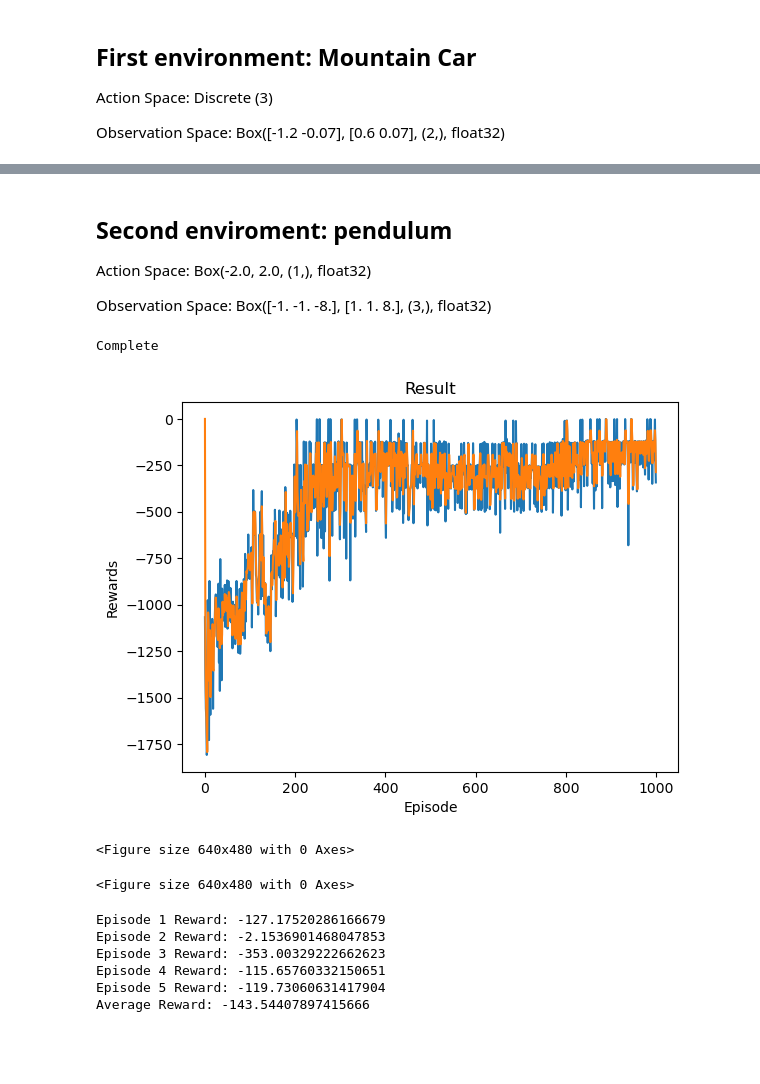
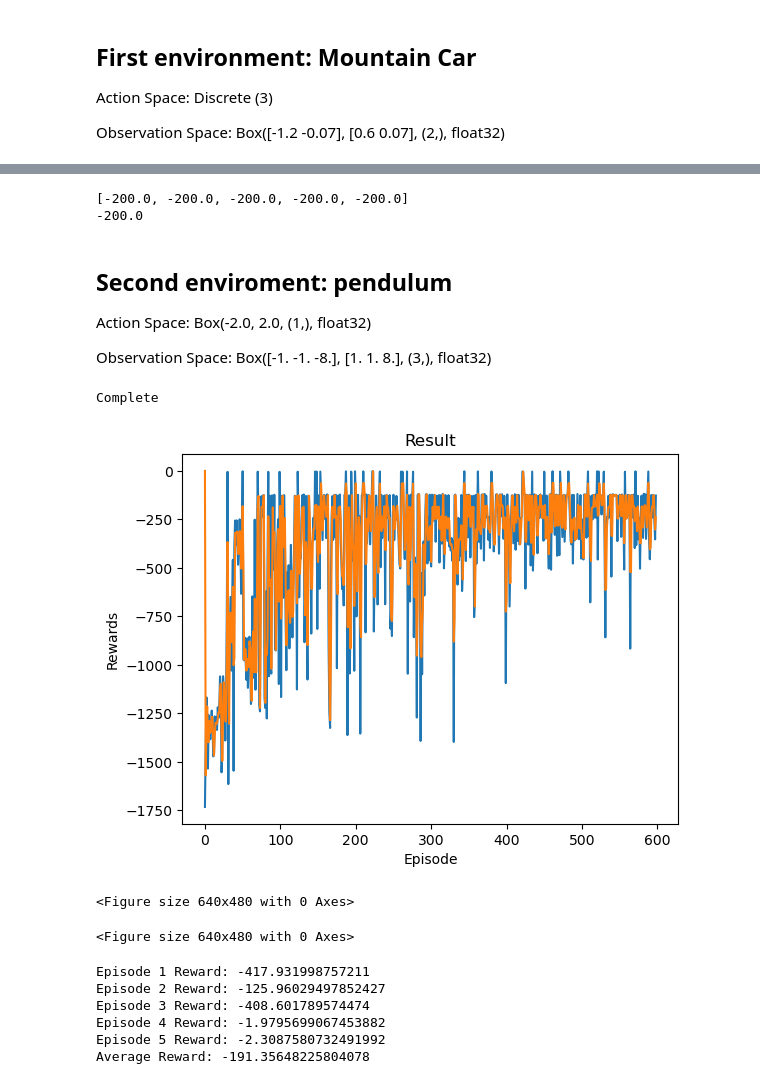
Before and after one commit to AndyPiantoni/ReinforceUs, a Jupyter notebook: DQN_cleaned.ipynb, the cells around one changed output, grey strips where cells are left out. Cells and saved outputs as stored; diff of their text form; code cells hidden in the pictures; blank space fills up the shorter version.

```diff
--- a/DQN_cleaned.ipynb
+++ b/DQN_cleaned.ipynb
@@ -342,6 +396,10 @@ rewards_list = []
 eps_decay = 50000 # Mountain-car needs alot of exploration as only the target state gives a different reward
 eps_start = 0.9 # Epsilon Greedy with decay rate based on steps taken for exploration
 eps_end = 0.05
+
+num_episodes = 600 # number of training iterations
+eval_freq = 50 # run evaluation of policy at each eval_freq trials
+eval_episodes = 20 # number of episodes to run evaluation
 
 # Get the number of state observations
 state, info = env.reset()
@@ -355,13 +413,13 @@ target_net.load_state_dict(policy_net.state_dict())
 optimizer = optim.AdamW(policy_net.parameters(), lr=LR, amsgrad=True)
 memory = ReplayMemory(CAPACITY)
 
-if torch.cuda.is_available(): # If GPU is available
-    num_episodes = 600
-else:
-    num_episodes = 1000
+# if torch.cuda.is_available(): # If GPU is available
+#     num_episodes = 600
+# else:
+#     num_episodes = 1000
 
 # call the train_function, move everything below into callable functions
 
-train_model(env, num_episodes, policy_net, target_net, memory, optimizer, env.action_space, device, cts=False)
+train_model(env, num_episodes, policy_net, target_net, memory, optimizer, env.action_space, device, eval_freq, eval_episodes, cts=False)
 torch.save(policy_net.state_dict(), f"DQN_target_net_Mountaincar.pt") # look at what to save in the end
 # %% [output]
@@ -398,6 +456,28 @@ for t in count():
         break
     state = torch.tensor(observation, dtype=torch.float32, device=device).unsqueeze(0)
 env.close()
+# %%
+env = gym.make("MountainCar-v0")
+all_reward = []
+for i in range(5):
+    # run trained model and print average reward over the 5 episodes
+    state, info = env.reset()
+    state = torch.tensor(state, dtype=torch.float32, device=device).unsqueeze(0)
+    total_reward = 0
+    for t in count():
+        action = select_action(env, target_net, state, env.action_space, cts=False, explore=False)
+        observation, reward, terminated, truncated, _ = env.step(action.item())
+        total_reward += reward
+        if terminated or truncated:
+            break
+        state = torch.tensor(observation, dtype=torch.float32, device=device).unsqueeze(0)
+    all_reward.append(total_reward)
+env.close()
+print(all_reward)
+print(sum(all_reward)/len(all_reward))
+# %% [output]
+[-200.0, -200.0, -200.0, -200.0, -200.0]
+-200.0
 # %% [markdown]
 Second enviroment: pendulum
 --
@@ -408,39 +488,43 @@ Observation Space: Box([-1. -1. -8.], [1. 1. 8.], (3,), float32)
 # %%
 env = gym.make("Pendulum-v1")
 steps_done = 0
 episode_durations = []
 rewards_list = []
 
-eps_decay = 50000 # Pendulum needs less exploration
+eps_decay = 1000 # Pendulum needs less exploration
+
+num_episodes = 600 # number of training iterations
+eval_freq = 50 # run evaluation of policy at each eval_freq trials
+eval_episodes = 20 # number of episodes to run evaluation
 
 # Discretized Action Space
 action_range = (env.action_space.low[0], env.action_space.high[0])
-n_actions = 10
+n_actions = 51
 actions = np.linspace(action_range[0], action_range[1], n_actions)
 
 # Get the number of state observations
 state, info = env.reset()
 n_observations = len(state)
 
 policy_net = DQN(n_observations, n_actions).to(device)
 target_net = DQN(n_observations, n_actions).to(device)
 target_net.load_state_dict(policy_net.state_dict())
 
 optimizer = optim.AdamW(policy_net.parameters(), lr=LR, amsgrad=True)
 memory = ReplayMemory(CAPACITY)
 
-if torch.cuda.is_available(): # If GPU is available
-    num_episodes = 600
-else:
-    num_episodes = 1000
+# if torch.cuda.is_available(): # If GPU is available
+#     num_episodes = 1000
+# else:
+#     num_episodes = 600
 
 # call the train_function, move everything below into callable functions
 
-train_model(env, num_episodes, policy_net, target_net, memory, optimizer, actions, device, cts=True)
+train_model(env, num_episodes, policy_net, target_net, memory, optimizer, actions, device, eval_freq, eval_episodes, cts=True)
 torch.save(policy_net.state_dict(), f"DQN_target_net_Pendulum.pt") # look at what to save in the end
 # %% [output]
 Complete
-[figure, old version]
+[figure, new version]
 <Figure size 640x480 with 0 Axes>
 <Figure size 640x480 with 0 Axes>
 # %%
@@ -477,7 +561,7 @@ env.close()
 # %%
 env = gym.make("Pendulum-v1")
 all_reward = []
-for i in range(5):
+for i in range(20):
     # run trained model and print average reward over the 5 episodes
     state, info = env.reset()
     state = torch.tensor(state, dtype=torch.float32, device=device).unsqueeze(0)
@@ -494,9 +578,9 @@ for i in range(5):
 env.close()
 print(f"Average Reward: {sum(all_reward)/len(all_reward)}")
 # %% [output]
-Episode 1 Reward: -127.17520286166679
-Episode 2 Reward: -2.1536901468047853
-Episode 3 Reward: -353.00329222662623
-Episode 4 Reward: -115.65760332150651
-Episode 5 Reward: -119.73060631417904
-Average Reward: -143.54407897415666
+Episode 1 Reward: -417.931998757211
+Episode 2 Reward: -125.96029497852427
+Episode 3 Reward: -408.601789574474
+Episode 4 Reward: -1.9795699067453882
+Episode 5 Reward: -2.3087580732491992
+Average Reward: -191.35648225804078
```
Also changed, not shown: parts of 4 cells of this notebook.
